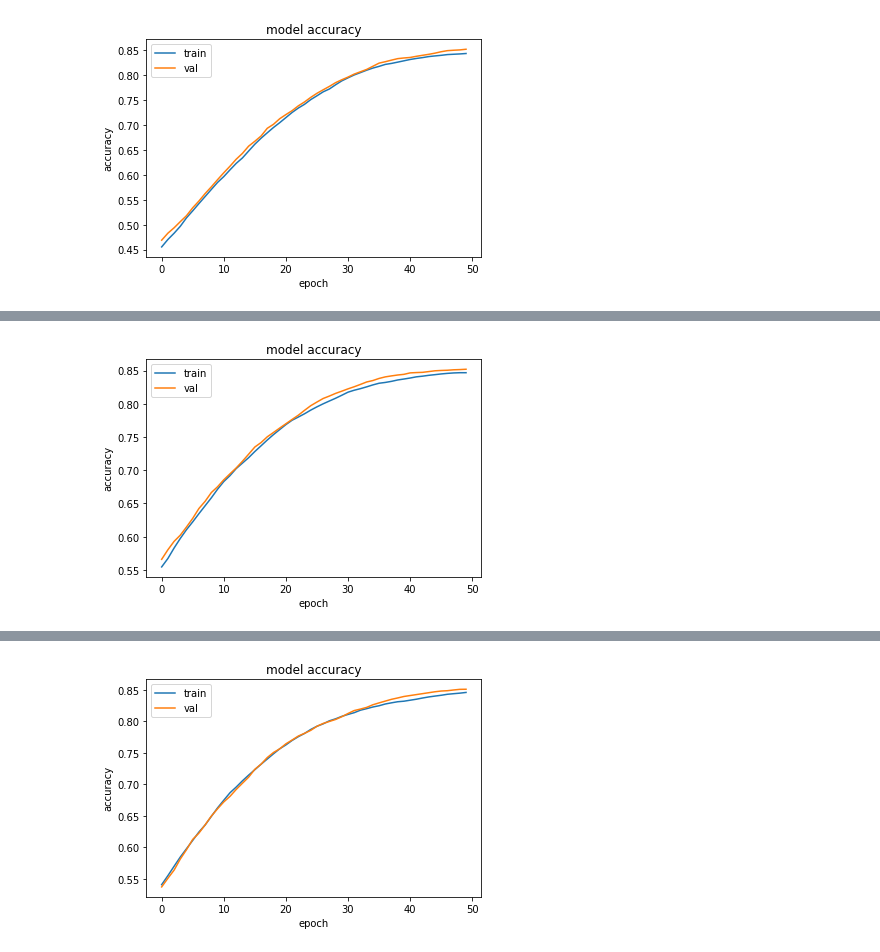
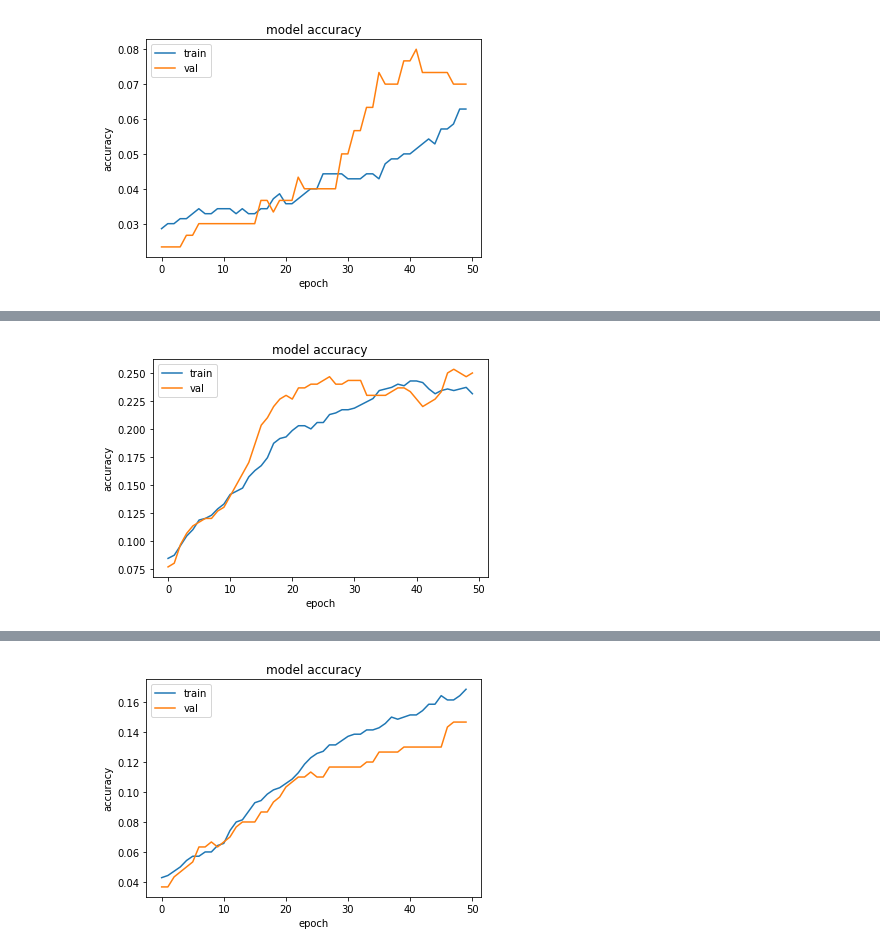
Before and after one commit to dairuinz/genetic_algorithms, a Jupyter notebook: computational_intelligence_2.ipynb, the cells around one changed output, grey strips where cells are left out. Saved outputs shown, nothing was run; the diff lists cells and outputs as text; code cells hidden in the pictures.

```diff
--- a/computational_intelligence_2.ipynb
+++ b/computational_intelligence_2.ipynb
@@ -72,7 +72,7 @@ from deap import base
 from deap import creator
 from deap import tools
 
-POP_SIZE = 20 #Population Size
+POP_SIZE = 200 #Population Size
 MAX_GENERATIONS = 50
 GENERATIONS_EXIT = 10  #State the number of generations in which maxFitness remains the same,  for stopping condition
 
@@ -136,7 +143,7 @@ def main():
     for ind, fit in zip(pop, fitnesses):  #Sets fitness value for each individual
       ind.fitness.values = fit
 
-    CXPB, MUTPB = 0.6, 0.1  #Mating and Mutation probabilities
+    CXPB, MUTPB = 0.1, 0.01  #Mating and Mutation probabilities
 
     fits = [ind.fitness.values[0] for ind in pop]
 
@@ -226,21 +254,22 @@ for y in df.sentence:
 X = pd.DataFrame(X)
 # X
 # %%
-zero_indices = []
+ace_indices = []
 counter = 0
-for i in alpha[1]:  #Creates list with index of zeros in best individual
-  if i==0:
-    zero_indices.append(counter)
+for i in alpha[1]:  #Creates list with index of aces in best individual
+  if i==1:
+    ace_indices.append(counter)
   counter +=1
 
-# print(zero_indices)
+# print(ace_indices)
 
 X_short = pd.DataFrame()
 
-for j in zero_indices:  #Creates input dataframe based on the most important words based on the best individual
+for j in ace_indices:  #Creates input dataframe based on the most important words based on the best individual
   X_short[j] = X[j]
 
 # X_short.shape
 input_len = len(X_short.columns)  #Input length for neural network
-# input_len
+input_len
+# X_short.head()
 # %% [output]
@@ -299,22 +307,23 @@ rmseList = []
 
 X_train, X_test, y_train, y_test = train_test_split(X_short, y, test_size=0.3, random_state=42)       #Splits data into train, test
 
-hl_n = 0
-answer = input('Select number of hidden layer neurons:\n\t 1. equal to output neurons\n\t '
-  '2. equal to (output neurons + input neurons) / 2\n\t 3. equal to output neurons + input neurons\n')
-if answer == '1':
-  hl_n = 20                   #Hidden layer neurons number
-elif answer == '2':
-  hl_n = int((20 + input_len) / 2)
-elif answer == '3':
-  hl_n = input_len
+# hl_n = 0
+# answer = input('Select number of hidden layer neurons:\n\t 1. equal to output neurons\n\t '
+#   '2. equal to (output neurons + input neurons) / 2\n\t 3. equal to output neurons + input neurons\n')
+# if answer == '1':
+#   hl_n = 20                   #Hidden layer neurons number
+# elif answer == '2':
+#   hl_n = int((20 + input_len) / 2)
+# elif answer == '3':
+#   hl_n = input_len
+
+hl_n = int((20 + input_len) / 2)
 
 # opt = keras.optimizers.Adam(learning_rate=0.01)                   #Adam
 opt = keras.optimizers.SGD(learning_rate=0.001, momentum=0.2)       #Sgd
 
 for i, (train, test) in enumerate(kfold.split(X)):
   model = Sequential()
-  # model.add(Dense(input_len, input_shape=(input_len,), activation='softmax', kernel_regularizer=regularizers.l2(0.1)))      #Kernel l2 regulirization
   model.add(Dense(input_len, input_shape=(input_len,), activation='relu'))          #Input
   model.add(Dense(hl_n, activation='relu'))                       #Hidden
   # model.add(Dense(hl_n2, activation='relu'))                         #2nd hidden
@@ -322,10 +331,11 @@ for i, (train, test) in enumerate(kfold.split(X)):
 
   model.compile(
   optimizer=opt,
+  # loss='binary_crossentropy',
   loss='binary_crossentropy',
   # loss='mean_squared_error',
   # metrics=[rmse]
-  metrics=['binary_accuracy']
+  metrics=['accuracy']
   )
 
   es = EarlyStopping(             #Early stopping
@@ -337,7 +347,7 @@ for i, (train, test) in enumerate(kfold.split(X)):
 
   mc = ModelCheckpoint(       #Model checkpoint to save best model each epoch
       'best_m.h5',
-      monitor='binary_accuracy',
+      monitor='accuracy',
       mode='max',
       verbose=1,
       save_best_only=True
@@ -355,8 +365,8 @@ for i, (train, test) in enumerate(kfold.split(X)):
   rmseList.append(scores[0])
   print("Fold :", i+1, " loss", scores[0])
 
-  plt.plot(history.history['binary_accuracy'])            #Plots accuracy, val_accuracy/epoch graph
-  plt.plot(history.history['val_binary_accuracy'])
+  plt.plot(history.history['accuracy'])            #Plots accuracy, val_accuracy/epoch graph
+  plt.plot(history.history['val_accuracy'])
   plt.title('model accuracy')
   plt.ylabel('accuracy')
   plt.xlabel('epoch')
@@ -401 +411 @@ Fold : 2  loss 0.6748238801956177
-[figure, old version]
+[figure, new version]
@@ -419 +429 @@ Fold : 3  loss 0.6737455129623413
-[figure, old version]
+[figure, new version]
@@ -437 +447 @@ Fold : 4  loss 0.6739820241928101
-[figure, old version]
+[figure, new version]
```
Also changed, not shown: parts of 6 cells of this notebook.
